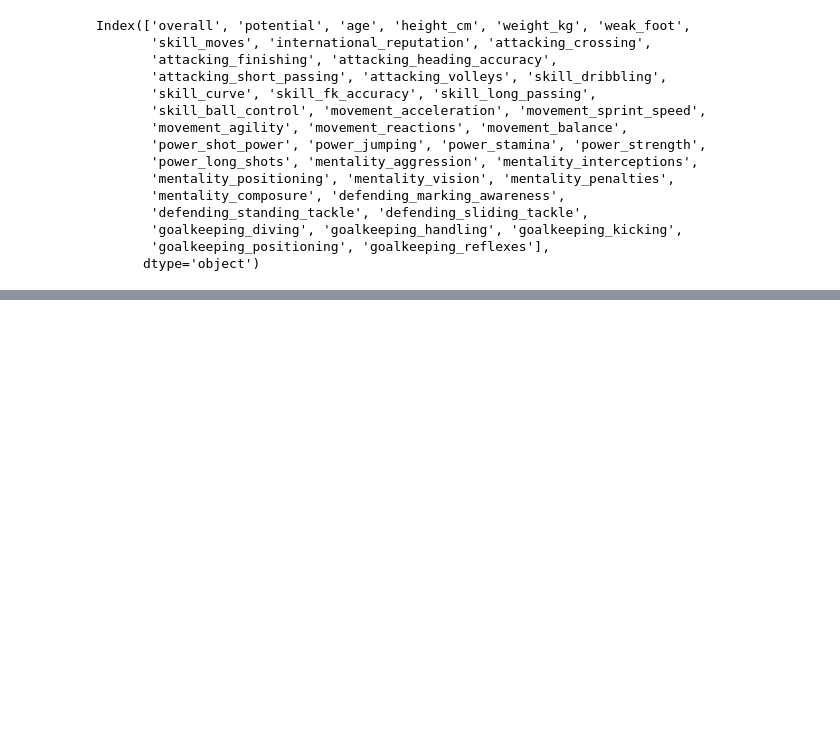
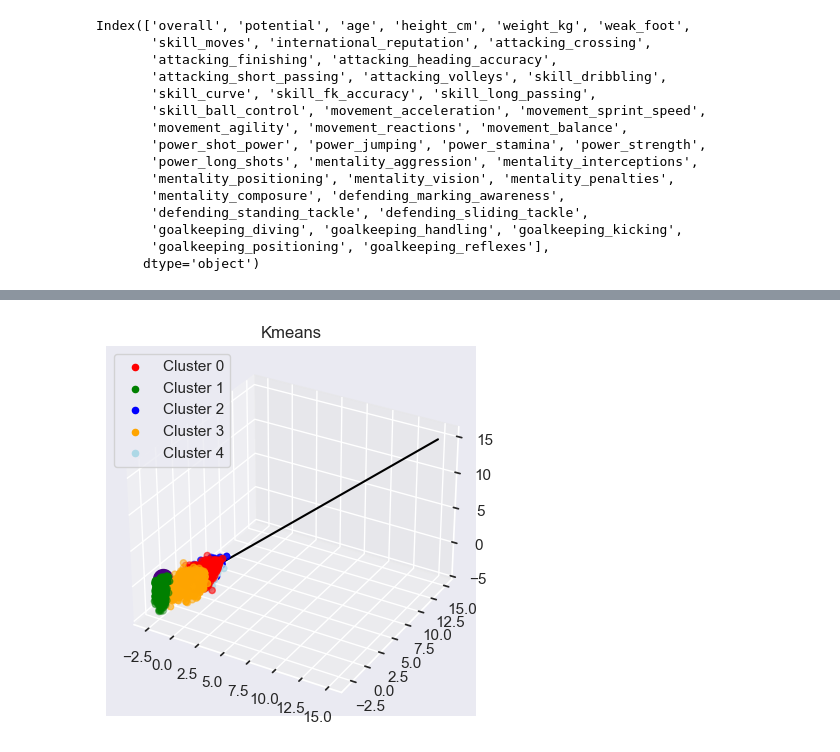
Before and after one commit to pablonicolasr/diplodatos-aans-2022-grupo32, a Jupyter notebook: entregable5_pablonicolasramos90.ipynb, the cells around one changed output, grey strips where cells are left out. Cells and saved outputs as stored; diff of their text form; code cells hidden in the pictures; blank space fills up the shorter version.

Commit message:
Se sube grafico 3D kmeans

```diff
--- a/entregable5_pablonicolasramos90.ipynb
+++ b/entregable5_pablonicolasramos90.ipynb
@@ -353,0 +385,2 @@ df_skills_z.head()
+# %%
+df_skills_z["cluster"] = pd.Series(y_km, index=df_skills_z.index)
@@ -353,0 +403,34 @@ df_skills_z.head()
+# %%
+label_0 = df_skills_z[df_skills_z["cluster"] == 0]
+label_1 = df_skills_z[df_skills_z["cluster"] == 1]
+label_2 = df_skills_z[df_skills_z["cluster"] == 2]
+label_3 = df_skills_z[df_skills_z["cluster"] == 3]
+label_4 = df_skills_z[df_skills_z["cluster"] == 4]
+# %%
+sns.set(font_scale=1)
+
+
+kplot = plt.axes(projection="3d")
+
+
+xline = np.linspace(0, 15, 1000)
+yline = np.linspace(0, 15, 1000)
+zline = np.linspace(0, 15, 1000)
+
+
+kplot.plot3D(xline, yline, zline, "black")
+
+
+kplot.scatter3D(label_0.attacking_heading_accuracy, label_0.skill_dribbling, label_0.mentality_vision, c="red", label = "Cluster 0")
+kplot.scatter3D(label_1.attacking_heading_accuracy, label_1.skill_dribbling, label_1.mentality_vision, c="green", label = "Cluster 1")
+kplot.scatter3D(label_2.power_long_shots, label_2.skill_dribbling, label_2.mentality_vision, c="blue", label = "Cluster 2")
+kplot.scatter3D(label_3.power_long_shots, label_3.skill_dribbling, label_3.mentality_vision, c="orange", label = "Cluster 3")
+kplot.scatter3D(label_4.power_long_shots, label_4.skill_dribbling, label_4.mentality_vision, c="lightblue", label = "Cluster 4")
+
+
+plt.scatter(km.cluster_centers_[:,0], km.cluster_centers_[:,1], color="indigo", s=200)
+plt.legend()
+plt.title("Kmeans")
+plt.show()
+# %% [output]
+[figure, added]
```
Also changed, not shown: parts of 21 cells of this notebook.
